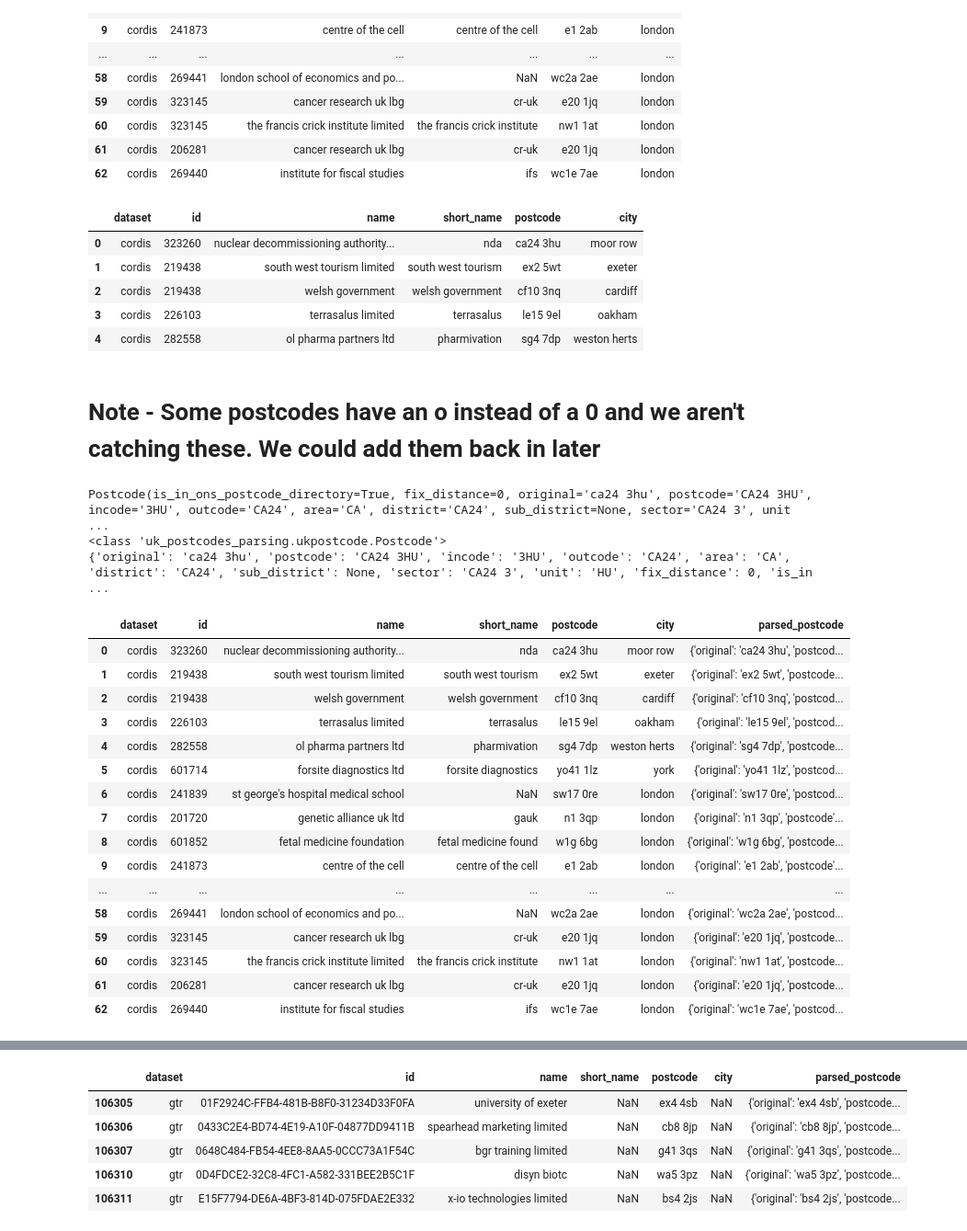
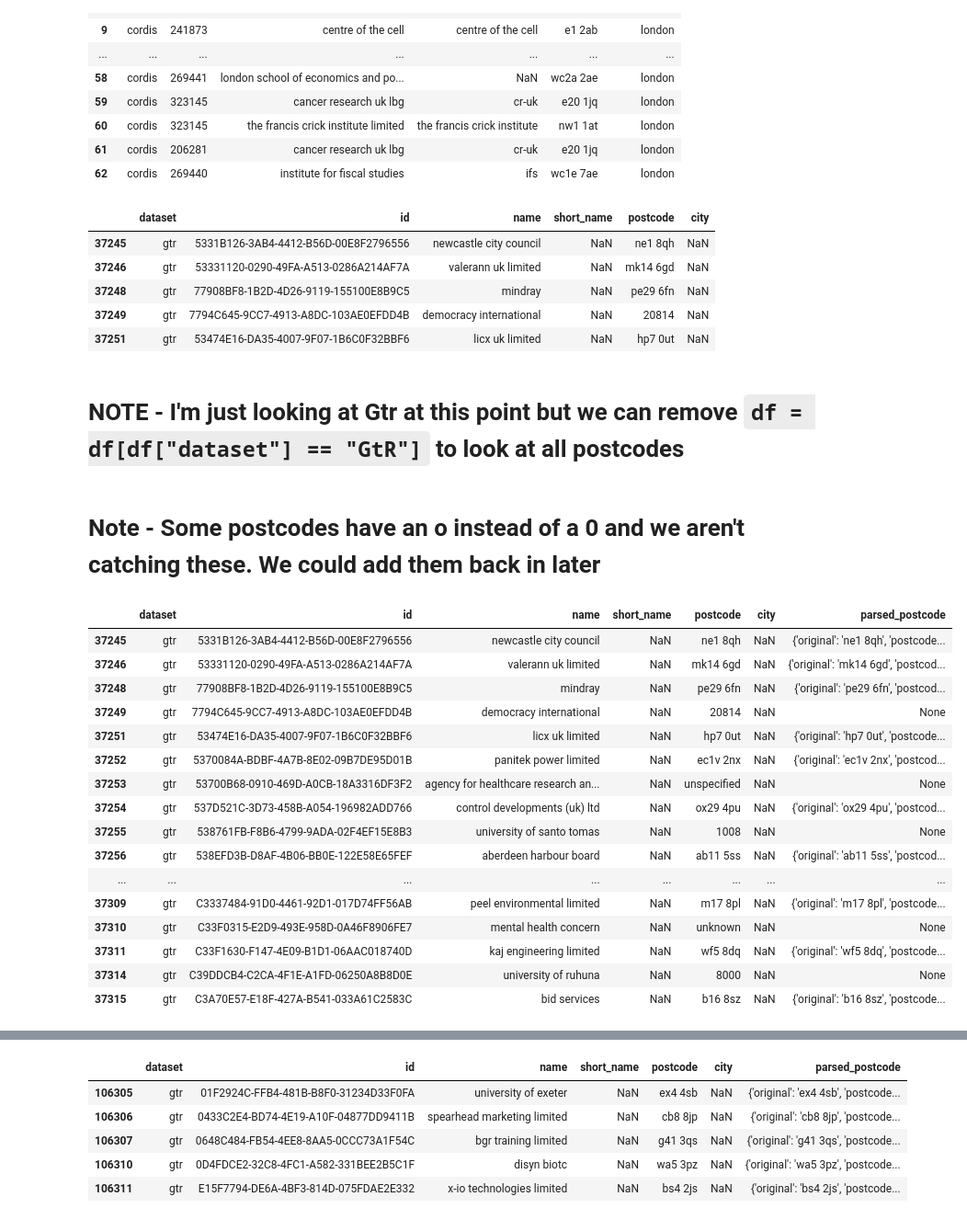
Before and after one commit to hpfield/OrgSync, a Jupyter notebook: eda/find_orgs_at_same_postcode.ipynb, the cells around one changed output, grey strips where cells are left out. Shown at 92% size. Drawn from its saved outputs; the diff is of its cells as text; code cells hidden in the pictures.

Commit message:
WIP postcode matching

```diff
--- a/eda/find_orgs_at_same_postcode.ipynb
+++ b/eda/find_orgs_at_same_postcode.ipynb
@@ -57,53 +57,54 @@ df['postcode'] = df['postcode'].str.strip()
 # remove non-alphanumeric characters
 df['postcode'] = df['postcode'].str.replace(r'\W+', '')
 
+df = df[df["dataset"] == "gtr"].copy()
+
 df.head()
 # %% [output]
 |  | dataset | id | name | short_name | postcode | city |
-| 0 | cordis | 323260 | nuclear decommissioning authority... | nda | ca24 3hu | moor row |
-| 1 | cordis | 219438 | south west tourism limited | south west tourism | ex2 5wt | exeter |
-| 2 | cordis | 219438 | welsh government | welsh government | cf10 3nq | cardiff |
-| 3 | cordis | 226103 | terrasalus limited | terrasalus | le15 9el | oakham |
-| 4 | cordis | 282558 | ol pharma partners ltd | pharmivation | sg4 7dp | weston herts |
+| 37245 | gtr | 5331B126-3AB4-4412-B56D-00E8F2796556 | newcastle city council | NaN | ne1 8qh | NaN |
+| 37246 | gtr | 53331120-0290-49FA-A513-0286A214AF7A | valerann uk limited | NaN | mk14 6gd | NaN |
+| 37248 | gtr | 77908BF8-1B2D-4D26-9119-155100E8B9C5 | mindray | NaN | pe29 6fn | NaN |
+| 37249 | gtr | 7794C645-9CC7-4913-A8DC-103AE0EFDD4B | democracy international | NaN | 20814 | NaN |
+| 37251 | gtr | 53474E16-DA35-4007-9F07-1B6C0F32BBF6 | licx uk limited | NaN | hp7 0ut | NaN |
+# %% [markdown]
+# NOTE - I'm just looking at Gtr at this point but we can remove `df = df[df["dataset"] == "GtR"]` to look at all postcodes
 # %% [markdown]
 # Note - Some postcodes have an o instead of a 0 and we aren't catching these. We could add them back in later
 # %%
 from uk_postcodes_parsing import ukpostcode
 
-corpus = "ca24 3hu"
-parsed = ukpostcode.parse_from_corpus(corpus)[0]
-print(parsed)
-print(type(parsed))
-print(parsed.__dict__)
+# corpus = "ca24 3hu"
+# parsed = ukpostcode.parse_from_corpus(corpus)[0]
+# print(parsed)
+# print(type(parsed))
+# print(parsed.__dict__)
 # (is_in_ons_postcode_directory=True, fix_distance=0, original='ca24 3hu', postcode='CA24 3HU', incode='3HU', outcode='CA24', area='CA', district='CA24', sub_district=None, sector='CA24 3', unit='HU')
 
 def parse(postcode):
     return ukpostcode.parse_from_corpus(postcode)
 
 df["parsed_postcode"] = df["postcode"].apply(lambda x: parse(x)[0].__dict__ if len(parse(x))>0 else None)
 
 df.head(50)
 # %% [output]
-Postcode(is_in_ons_postcode_directory=True, fix_distance=0, original='ca24 3hu', postcode='CA24 3HU', incode='3HU', outcode='CA24', area='CA', district='CA24', sub_district=None, sector='CA24 3', unit ...
-<class 'uk_postcodes_parsing.ukpostcode.Postcode'>
-{'original': 'ca24 3hu', 'postcode': 'CA24 3HU', 'incode': '3HU', 'outcode': 'CA24', 'area': 'CA', 'district': 'CA24', 'sub_district': None, 'sector': 'CA24 3', 'unit': 'HU', 'fix_distance': 0, 'is_in ...
 |  | dataset | id | name | short_name | postcode | city | parsed_postcode |
-| 0 | cordis | 323260 | nuclear decommissioning authority... | nda | ca24 3hu | moor row | {'original': 'ca24 3hu', 'postcod... |
-| 1 | cordis | 219438 | south west tourism limited | south west tourism | ex2 5wt | exeter | {'original': 'ex2 5wt', 'postcode... |
-| 2 | cordis | 219438 | welsh government | welsh government | cf10 3nq | cardiff | {'original': 'cf10 3nq', 'postcod... |
-| 3 | cordis | 226103 | terrasalus limited | terrasalus | le15 9el | oakham | {'original': 'le15 9el', 'postcod... |
-| 4 | cordis | 282558 | ol pharma partners ltd | pharmivation | sg4 7dp | weston herts | {'original': 'sg4 7dp', 'postcode... |
-| 5 | cordis | 601714 | forsite diagnostics ltd | forsite diagnostics | yo41 1lz | york | {'original': 'yo41 1lz', 'postcod... |
-| 6 | cordis | 241839 | st george's hospital medical school | NaN | sw17 0re | london | {'original': 'sw17 0re', 'postcod... |
-| 7 | cordis | 201720 | genetic alliance uk ltd | gauk | n1 3qp | london | {'original': 'n1 3qp', 'postcode'... |
-| 8 | cordis | 601852 | fetal medicine foundation | fetal medicine found | w1g 6bg | london | {'original': 'w1g 6bg', 'postcode... |
-| 9 | cordis | 241873 | centre of the cell | centre of the cell | e1 2ab | london | {'original': 'e1 2ab', 'postcode'... |
+| 37245 | gtr | 5331B126-3AB4-4412-B56D-00E8F2796556 | newcastle city council | NaN | ne1 8qh | NaN | {'original': 'ne1 8qh', 'postcode... |
+| 37246 | gtr | 53331120-0290-49FA-A513-0286A214AF7A | valerann uk limited | NaN | mk14 6gd | NaN | {'original': 'mk14 6gd', 'postcod... |
+| 37248 | gtr | 77908BF8-1B2D-4D26-9119-155100E8B9C5 | mindray | NaN | pe29 6fn | NaN | {'original': 'pe29 6fn', 'postcod... |
+| 37249 | gtr | 7794C645-9CC7-4913-A8DC-103AE0EFDD4B | democracy international | NaN | 20814 | NaN | None |
+| 37251 | gtr | 53474E16-DA35-4007-9F07-1B6C0F32BBF6 | licx uk limited | NaN | hp7 0ut | NaN | {'original': 'hp7 0ut', 'postcode... |
+| 37252 | gtr | 5370084A-BDBF-4A7B-8E02-09B7DE95D01B | panitek power limited | NaN | ec1v 2nx | NaN | {'original': 'ec1v 2nx', 'postcod... |
+| 37253 | gtr | 53700B68-0910-469D-A0CB-18A3316DF3F2 | agency for healthcare research an... | NaN | unspecified | NaN | None |
+| 37254 | gtr | 537D521C-3D73-458B-A054-196982ADD766 | control developments (uk) ltd | NaN | ox29 4pu | NaN | {'original': 'ox29 4pu', 'postcod... |
+| 37255 | gtr | 538761FB-F8B6-4799-9ADA-02F4EF15E8B3 | university of santo tomas | NaN | 1008 | NaN | None |
+| 37256 | gtr | 538EFD3B-D8AF-4B06-BB0E-122E58E65FEF | aberdeen harbour board | NaN | ab11 5ss | NaN | {'original': 'ab11 5ss', 'postcod... |
 | ... | ... | ... | ... | ... | ... | ... | ... |
-| 58 | cordis | 269441 | london school of economics and po... | NaN | wc2a 2ae | london | {'original': 'wc2a 2ae', 'postcod... |
-| 59 | cordis | 323145 | cancer research uk lbg | cr-uk | e20 1jq | london | {'original': 'e20 1jq', 'postcode... |
-| 60 | cordis | 323145 | the francis crick institute limited | the francis crick institute | nw1 1at | london | {'original': 'nw1 1at', 'postcode... |
-| 61 | cordis | 206281 | cancer research uk lbg | cr-uk | e20 1jq | london | {'original': 'e20 1jq', 'postcode... |
-| 62 | cordis | 269440 | institute for fiscal studies | ifs | wc1e 7ae | london | {'original': 'wc1e 7ae', 'postcod... |
+| 37309 | gtr | C3337484-91D0-4461-92D1-017D74FF56AB | peel environmental limited | NaN | m17 8pl | NaN | {'original': 'm17 8pl', 'postcode... |
+| 37310 | gtr | C33F0315-E2D9-493E-958D-0A46F8906FE7 | mental health concern | NaN | unknown | NaN | None |
+| 37311 | gtr | C33F1630-F147-4E09-B1D1-06AAC018740D | kaj engineering limited | NaN | wf5 8dq | NaN | {'original': 'wf5 8dq', 'postcode... |
+| 37314 | gtr | C39DDCB4-C2CA-4F1E-A1FD-06250A8B8D0E | university of ruhuna | NaN | 8000 | NaN | None |
+| 37315 | gtr | C3A70E57-E18F-427A-B541-033A61C2583C | bid services | NaN | b16 8sz | NaN | {'original': 'b16 8sz', 'postcode... |
 # %%
 # find all entries with postcode = "CB2 1TN"
 df_cb2 = df[df['postcode'] == "cb2 1tn"]
```
Also changed, not shown: parts of 10 cells of this notebook, 1 other file.
